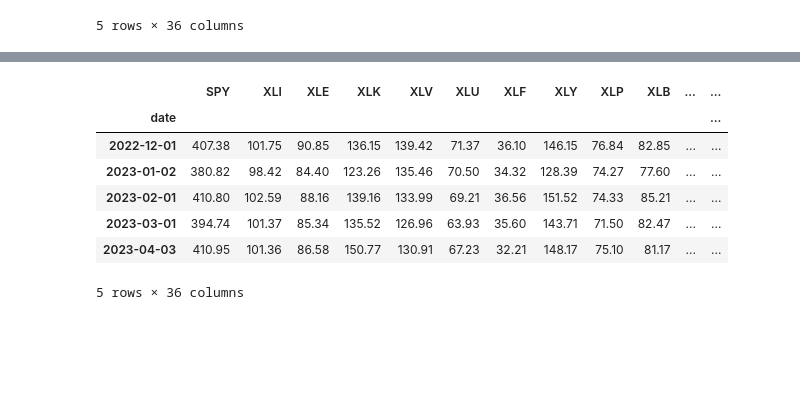
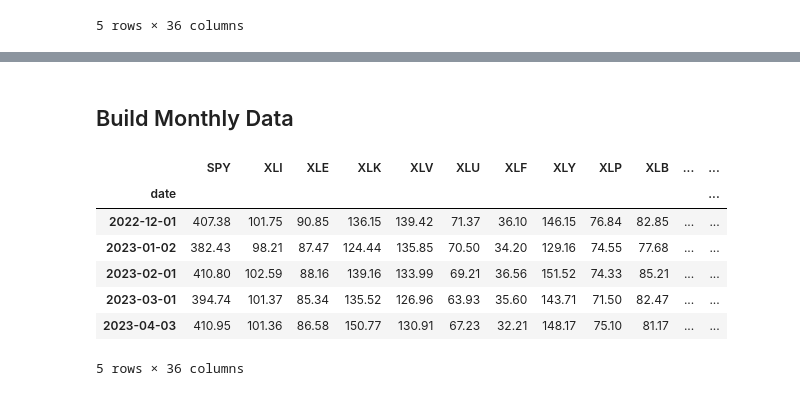
Before and after one commit to dcuoliveira/cml-fin, a Jupyter notebook: src/resample_etfs.ipynb, the cells around one changed output, grey strips where cells are left out. Drawn from its saved outputs; the diff is of its cells as text; code cells hidden in the pictures; blank space fills up the shorter version.

Commit message:
fix resample and merges

```diff
--- a/src/resample_etfs.ipynb
+++ b/src/resample_etfs.ipynb
@@ -9,5 +12,5 @@ plt.style.use("bmh")
 # %%
-etfs_df = pd.read_csv(os.path.join(dir_path, "data", "inputs", "etfs_full.csv"))
+etfs_df = pd.read_csv(os.path.join(dir_path, "data", "inputs", "etfs.csv"))
 etfs_df["date"] = pd.to_datetime(etfs_df["date"])
 etfs_df.set_index("date", inplace=True)
 
@@ -24,10 +61,14 @@ etfs_df.head()
+# %% [markdown]
+## Build Monthly Data
 # %%
-etfs_df.resample("BMS").first().tail()
+monthly_etfs_df = etfs_df.resample("B").ffill().resample("BMS").first()
+
+monthly_etfs_df.tail()
 # %% [output]
 |  | SPY | XLI | XLE | XLK | XLV | XLU | XLF | XLY | XLP | XLB | ... | ... |
 | date |  |  |  |  |  |  |  |  |  |  |  | ... |
 | 2022-12-01 | 407.38 | 101.75 | 90.85 | 136.15 | 139.42 | 71.37 | 36.10 | 146.15 | 76.84 | 82.85 | ... | ... |
-| 2023-01-02 | 380.82 | 98.42 | 84.40 | 123.26 | 135.46 | 70.50 | 34.32 | 128.39 | 74.27 | 77.60 | ... | ... |
+| 2023-01-02 | 382.43 | 98.21 | 87.47 | 124.44 | 135.85 | 70.50 | 34.20 | 129.16 | 74.55 | 77.68 | ... | ... |
 | 2023-02-01 | 410.80 | 102.59 | 88.16 | 139.16 | 133.99 | 69.21 | 36.56 | 151.52 | 74.33 | 85.21 | ... | ... |
 | 2023-03-01 | 394.74 | 101.37 | 85.34 | 135.52 | 126.96 | 63.93 | 35.60 | 143.71 | 71.50 | 82.47 | ... | ... |
 | 2023-04-03 | 410.95 | 101.36 | 86.58 | 150.77 | 130.91 | 67.23 | 32.21 | 148.17 | 75.10 | 81.17 | ... | ... |
```
Also changed, not shown: parts of 12 cells of this notebook.
